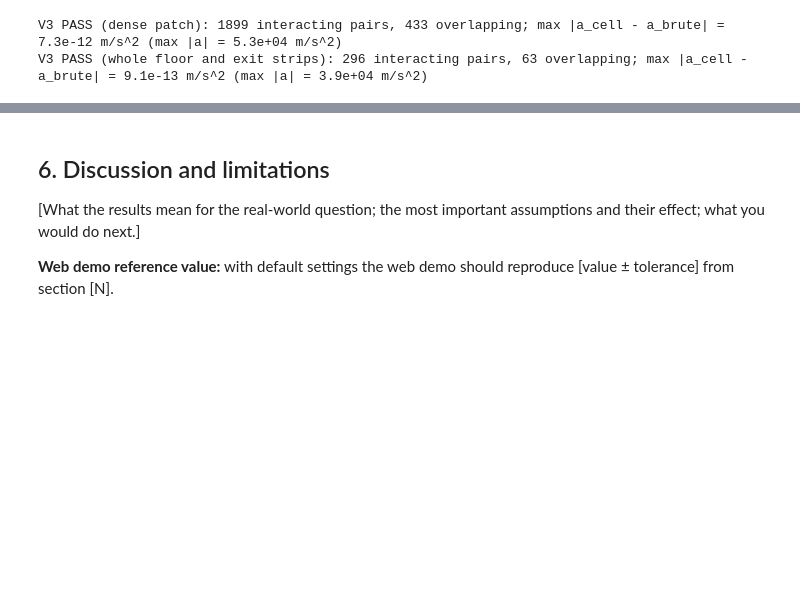
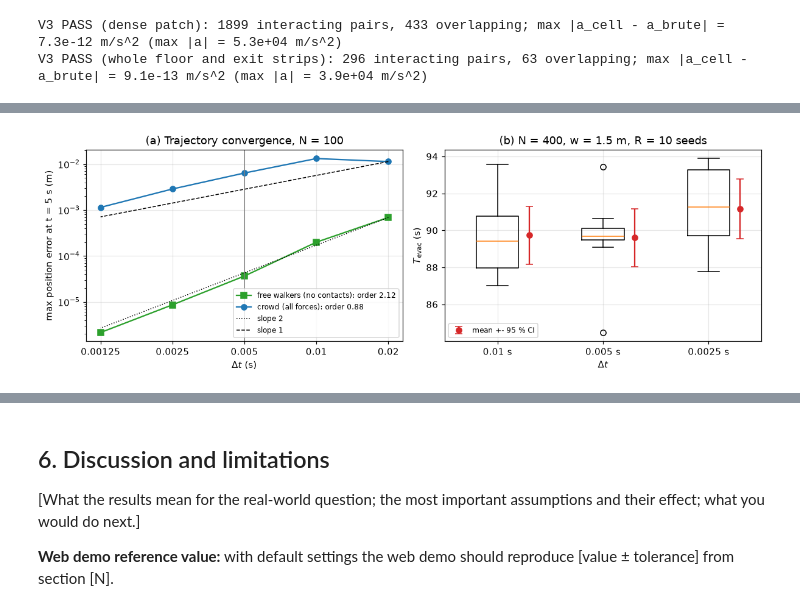
Before and after one commit to ChanuRasmika/mall-evacuation-social-force, a Jupyter notebook: notebook/mall-evacuation-social-force.ipynb, the cells around one changed output, grey strips where cells are left out. Drawn from its saved outputs; the diff is of its cells as text; code cells hidden in the pictures; blank space fills up the shorter version.

```diff
--- a/notebook/mall-evacuation-social-force.ipynb
+++ b/notebook/mall-evacuation-social-force.ipynb
@@ -1262,0 +1289,87 @@ V3 PASS (whole floor and exit strips): 296 interacting pairs, 63 overlapping; ma
+# %%
+# V4: time-step convergence. (a) trajectories over 5 s; (b) mean T_evac over seeds.
+def positions_at(n, w, seed, dt, t_end, interactions=True):
+    """Positions of a sampled crowd after t_end seconds (NaN for anyone already out).
+
+    interactions=False switches off every pedestrian, wall and shop force (A = k = kappa = 0),
+    leaving only the driving force along the distance-map direction field.
+    """
+    mall, dm = get_mall(w)
+    x, r, v0 = sample_crowd(n, mall, np.random.default_rng(seed))
+    prm = model_params()
+    if not interactions:
+        prm[1] = prm[3] = prm[4] = 0.0
+    snap = np.array([int(round(t_end / dt))], dtype=np.int64)
+    out = simulate(x, np.zeros_like(x), r, v0, outer_walls(mall), mall.shops, dm.ex, dm.ey, dm.x0, dm.y0, dm.h,
+                   mall.exit_centres, np.array([True, True]), prm, dt, t_end, w / 2, 10**9, snap, True)
+    return out[5][0]
+
+
+# (a) Trajectory error at t = 5 s against a reference run at dt = 0.0003125 s.
+V4_DTS = np.array([0.02, 0.01, 0.005, 0.0025, 0.00125])
+V4_DT_REF, V4_T, V4_TOL_X = 0.0003125, 5.0, 0.01        # reference step (s), horizon (s), tolerance (m)
+v4_err = {}
+for _label, _inter in [("crowd (all forces)", True), ("free walkers (no contacts)", False)]:
+    _ref = positions_at(100, 1.5, REPLICATION_SEEDS[0], V4_DT_REF, V4_T, _inter)
+    _e = []
+    for _dt in V4_DTS:
+        _p = positions_at(100, 1.5, REPLICATION_SEEDS[0], _dt, V4_T, _inter)
+        _ok = np.isfinite(_p[:, 0]) & np.isfinite(_ref[:, 0])
+        _e.append(np.abs(_p[_ok] - _ref[_ok]).max())
+    v4_err[_label] = np.array(_e)
+    _slope = np.polyfit(np.log(V4_DTS), np.log(v4_err[_label]), 1)[0]
+    _ratios = v4_err[_label][:-1] / v4_err[_label][1:]
+    print(f"{_label:<27}: max position error at t = {V4_T:g} s: "
+          + ", ".join(f"{e:.1e}" for e in v4_err[_label])
+          + f" m\n{'':<29}error ratio per halving {np.round(_ratios, 2)}, fitted order {_slope:.2f}")
+    v4_err[_label + " order"] = _slope
+assert 1.8 <= v4_err["free walkers (no contacts) order"] <= 2.2, "V4a failed: free walkers are not second order"
+_ec = v4_err["crowd (all forces)"]
+assert np.all(np.diff(_ec[V4_DTS <= 0.01]) < 0), "V4a failed: crowd error does not fall as dt is halved"
+assert _ec[np.isclose(V4_DTS, DT)][0] < V4_TOL_X, "V4a failed: crowd error at the production step too large"
+print(f"V4a PASS: free walkers converge at order {v4_err['free walkers (no contacts) order']:.2f}; "
+      f"crowd error falls with every halving from 0.01 s, {_ec[np.isclose(V4_DTS, DT)][0] * 100:.2f} cm at dt = {DT} s "
+      f"(tolerance {V4_TOL_X * 100:g} cm)")
+
+# (b) T_evac and the mean exit time over seeds at three time steps (N = 400, w = 1.5 m), paired by seed.
+V4_N, V4_W, V4_R, V4_TOL_REL = 400, 1.5, 10, 0.05
+V4_DTS_B = (2 * DT, DT, DT / 2)
+_runs = {dt: [run_evacuation(V4_N, V4_W, s, dt=dt) for s in REPLICATION_SEEDS[:V4_R]] for dt in V4_DTS_B}
+v4_T = {dt: np.array([r.t_evac for r in rs]) for dt, rs in _runs.items()}
+v4_mean_exit = {dt: np.array([np.mean(r.exit_time) for r in rs]) for dt, rs in _runs.items()}
+for _name, _X in [("T_evac", v4_T), ("mean exit time", v4_mean_exit)]:
+    for dt in V4_DTS_B:
+        _m, _h = mean_ci(_X[dt])
+        print(f"   {_name:<15} dt = {dt:<7g} s: {_m:6.2f} +- {_h:4.2f} s (mean +- 95 % CI, R = {V4_R})")
+    _dm, _dh = mean_ci(_X[DT] - _X[DT / 2])
+    _d2m, _d2h = mean_ci(_X[2 * DT] - _X[DT / 2])
+    _bound = (abs(_dm) + _dh) / _X[DT / 2].mean()
+    assert _bound < V4_TOL_REL, f"V4b failed: {_name} bias bound {100 * _bound:.1f} % >= {100 * V4_TOL_REL:g} %"
+    print(f"V4b PASS ({_name}): dt - dt/2 = {_dm:+.2f} +- {_dh:.2f} s (paired, 95 % CI), so |bias| < "
+          f"{100 * _bound:.1f} % (limit {100 * V4_TOL_REL:g} %). For comparison, 2 dt - dt/2 = {_d2m:+.2f} +- {_d2h:.2f} s.")
+
+fig, axes = plt.subplots(1, 2, figsize=(11, 3.8))
+for (_label, _c, _mk) in [("free walkers (no contacts)", "tab:green", "s"), ("crowd (all forces)", "tab:blue", "o")]:
+    axes[0].loglog(V4_DTS, v4_err[_label], _mk + "-", color=_c,
+                   label=f"{_label}: order {v4_err[_label + ' order']:.2f}")
+_g = V4_DTS / V4_DTS[0]
+axes[0].loglog(V4_DTS, v4_err["free walkers (no contacts)"][0] * _g ** 2, "k:", lw=1, label="slope 2")
+axes[0].loglog(V4_DTS, v4_err["crowd (all forces)"][0] * _g, "k--", lw=1, label="slope 1")
+axes[0].axvline(DT, color="0.5", lw=1)
+axes[0].set(xlabel=r"$\Delta t$ (s)", ylabel=f"max position error at t = {V4_T:g} s (m)",
+            title="(a) Trajectory convergence, N = 100")
+axes[0].set_xticks(V4_DTS, [f"{d:g}" for d in V4_DTS])
+axes[0].set_xticks([], minor=True)
+axes[0].legend(fontsize=8)
+_pos = np.arange(len(V4_DTS_B))
+axes[1].boxplot([v4_T[dt] for dt in V4_DTS_B], positions=_pos, widths=0.4)
+for k, dt in enumerate(V4_DTS_B):
+    _m, _h = mean_ci(v4_T[dt])
+    axes[1].errorbar(k + 0.3, _m, yerr=_h, fmt="o", color="tab:red", capsize=4, label="mean +- 95 % CI" if k == 0 else None)
+axes[1].set_xticks(_pos, [f"{dt:g} s" for dt in V4_DTS_B])
+axes[1].set(xlabel=r"$\Delta t$", ylabel=r"$T_\mathrm{evac}$ (s)", title=f"(b) N = {V4_N}, w = {V4_W} m, R = {V4_R} seeds")
+axes[1].legend(fontsize=8)
+fig.tight_layout()
+fig.savefig(FIG_DIR / "convergence_timestep.png", dpi=150, bbox_inches="tight")
+plt.show()
+# %% [output]
@@ -1262,0 +1389 @@ V3 PASS (whole floor and exit strips): 296 interacting pairs, 63 overlapping; ma
+[figure, added]
```
Also changed, not shown: parts of 30 cells of this notebook, 13 other files.
